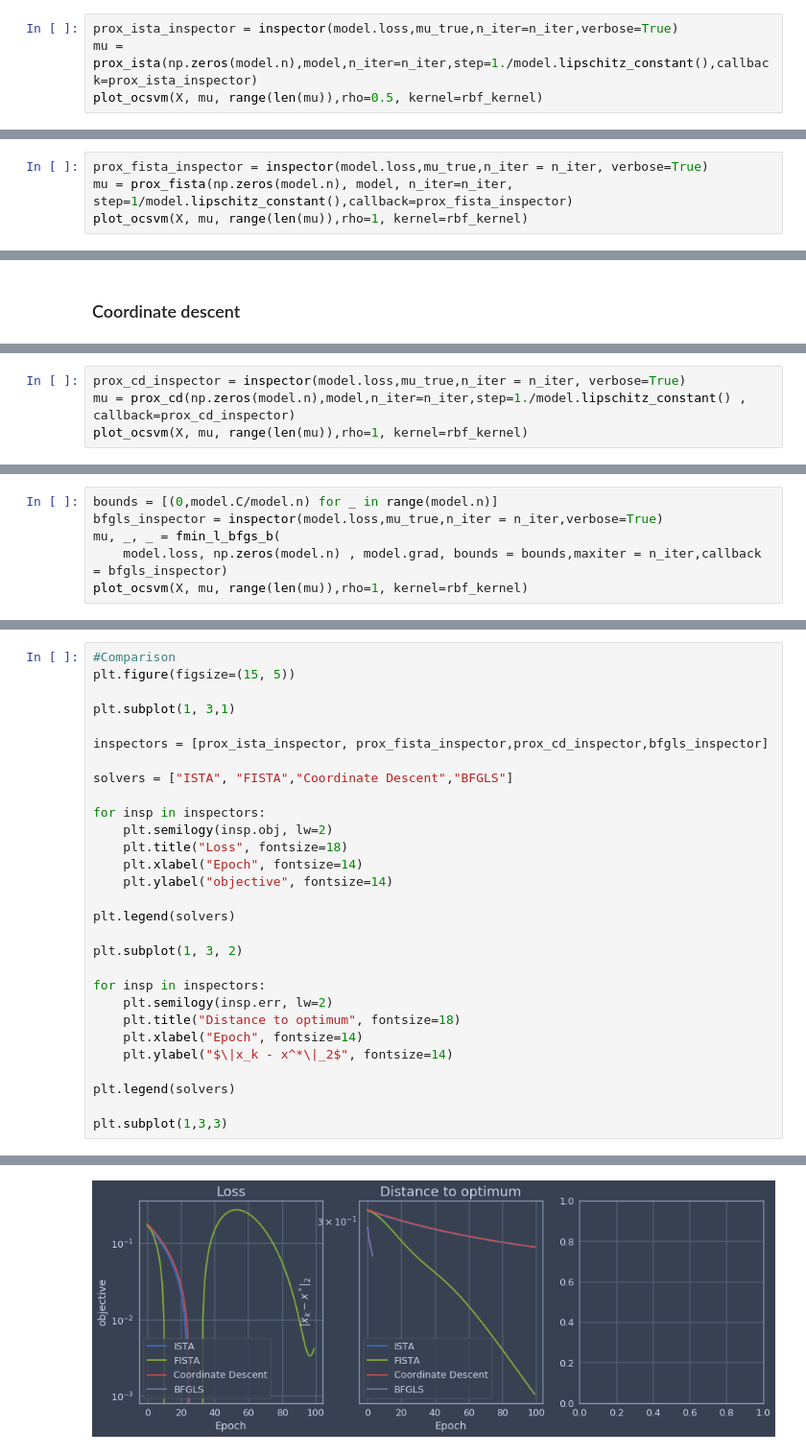
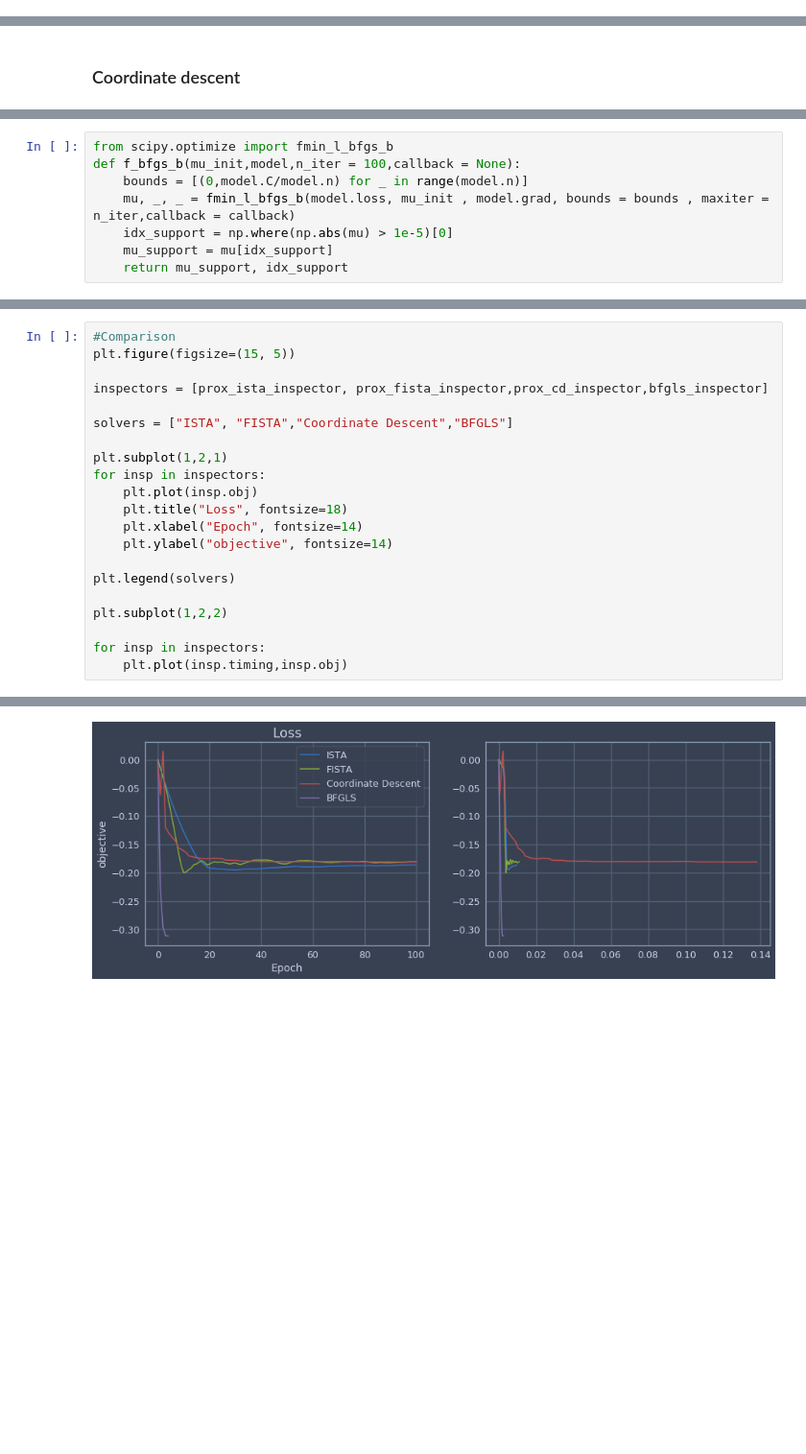
Before and after one commit to aymondebroglie/Project_Opti, a Jupyter notebook: project_de broglie_aymon_and_naulet_antoine.ipynb, the cells around one changed output, grey strips where cells are left out. Shown at 96% size. Saved outputs shown, nothing was run; the diff lists cells and outputs as text; blank space fills up the shorter version.

```diff
--- a/project_de broglie_aymon_and_naulet_antoine.ipynb
+++ b/project_de broglie_aymon_and_naulet_antoine.ipynb
@@ -931,4 +906,0 @@ def prox_ista(mu_init, model, n_iter=100, step=1., callback=None):
-# %%
-prox_ista_inspector = inspector(model.loss,mu_true,n_iter=n_iter,verbose=True)
-mu = prox_ista(np.zeros(model.n),model,n_iter=n_iter,step=1./model.lipschitz_constant(),callback=prox_ista_inspector)
-plot_ocsvm(X, mu, range(len(mu)),rho=0.5, kernel=rbf_kernel)
@@ -963,4 +927,0 @@ def prox_fista(mu_init, model, n_iter=100, step=1., callback=None):
-# %%
-prox_fista_inspector = inspector(model.loss,mu_true,n_iter = n_iter, verbose=True)
-mu = prox_fista(np.zeros(model.n), model, n_iter=n_iter, step=1/model.lipschitz_constant(),callback=prox_fista_inspector)
-plot_ocsvm(X, mu, range(len(mu)),rho=1, kernel=rbf_kernel)
@@ -989,4 +946,0 @@ def prox_cd(mu_init, model, n_iter = 100,step = 1.,callback = None):
-# %%
-prox_cd_inspector = inspector(model.loss,mu_true,n_iter = n_iter, verbose=True)
-mu = prox_cd(np.zeros(model.n),model,n_iter=n_iter,step=1./model.lipschitz_constant() , callback=prox_cd_inspector)
-plot_ocsvm(X, mu, range(len(mu)),rho=1, kernel=rbf_kernel)
@@ -1003,6 +949,8 @@ plot_ocsvm(X, mu, range(len(mu)),rho=1, kernel=rbf_kernel)
 # %%
-bounds = [(0,model.C/model.n) for _ in range(model.n)]
-bfgls_inspector = inspector(model.loss,mu_true,n_iter = n_iter,verbose=True)
-mu, _, _ = fmin_l_bfgs_b(
-    model.loss, np.zeros(model.n) , model.grad, bounds = bounds,maxiter = n_iter,callback = bfgls_inspector)
-plot_ocsvm(X, mu, range(len(mu)),rho=1, kernel=rbf_kernel)
+from scipy.optimize import fmin_l_bfgs_b
+def f_bfgs_b(mu_init,model,n_iter = 100,callback = None):
+    bounds = [(0,model.C/model.n) for _ in range(model.n)]
+    mu, _, _ = fmin_l_bfgs_b(model.loss, mu_init , model.grad, bounds = bounds , maxiter = n_iter,callback = callback)
+    idx_support = np.where(np.abs(mu) > 1e-5)[0]
+    mu_support = mu[idx_support]
+    return mu_support, idx_support
@@ -1013,30 +988,22 @@ plot_ocsvm(X, mu, range(len(mu)),rho=1, kernel=rbf_kernel)
 # %%
 #Comparison
 plt.figure(figsize=(15, 5))
-
-plt.subplot(1, 3,1)
 
 inspectors = [prox_ista_inspector, prox_fista_inspector,prox_cd_inspector,bfgls_inspector]
 
 solvers = ["ISTA", "FISTA","Coordinate Descent","BFGLS"]
 
+plt.subplot(1,2,1)
 for insp in inspectors:
-    plt.semilogy(insp.obj, lw=2)
+    plt.plot(insp.obj)
     plt.title("Loss", fontsize=18)
     plt.xlabel("Epoch", fontsize=14)
     plt.ylabel("objective", fontsize=14)
 
 plt.legend(solvers)
 
-plt.subplot(1, 3, 2)
+plt.subplot(1,2,2)
 
 for insp in inspectors:
-    plt.semilogy(insp.err, lw=2)
-    plt.title("Distance to optimum", fontsize=18)
-    plt.xlabel("Epoch", fontsize=14)
-    plt.ylabel("$\|x_k - x^*\|_2$", fontsize=14)
-
-plt.legend(solvers)
-
-plt.subplot(1,3,3)
+    plt.plot(insp.timing,insp.obj)
 # %% [output]
@@ -1044 +1010 @@ plt.subplot(1,3,3)
-[figure, old version]
+[figure, new version]
```
Also changed, not shown: parts of 22 cells of this notebook.
